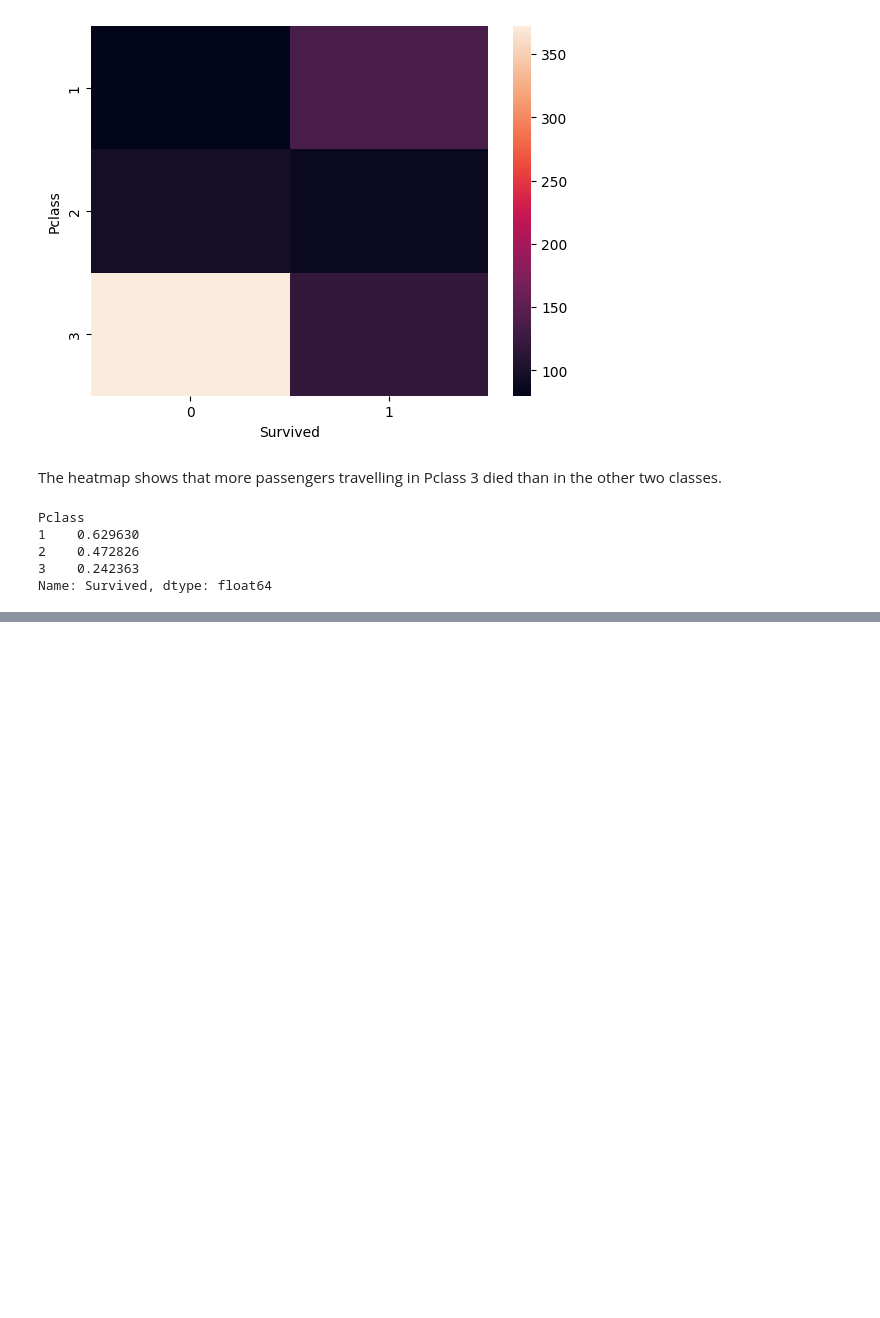
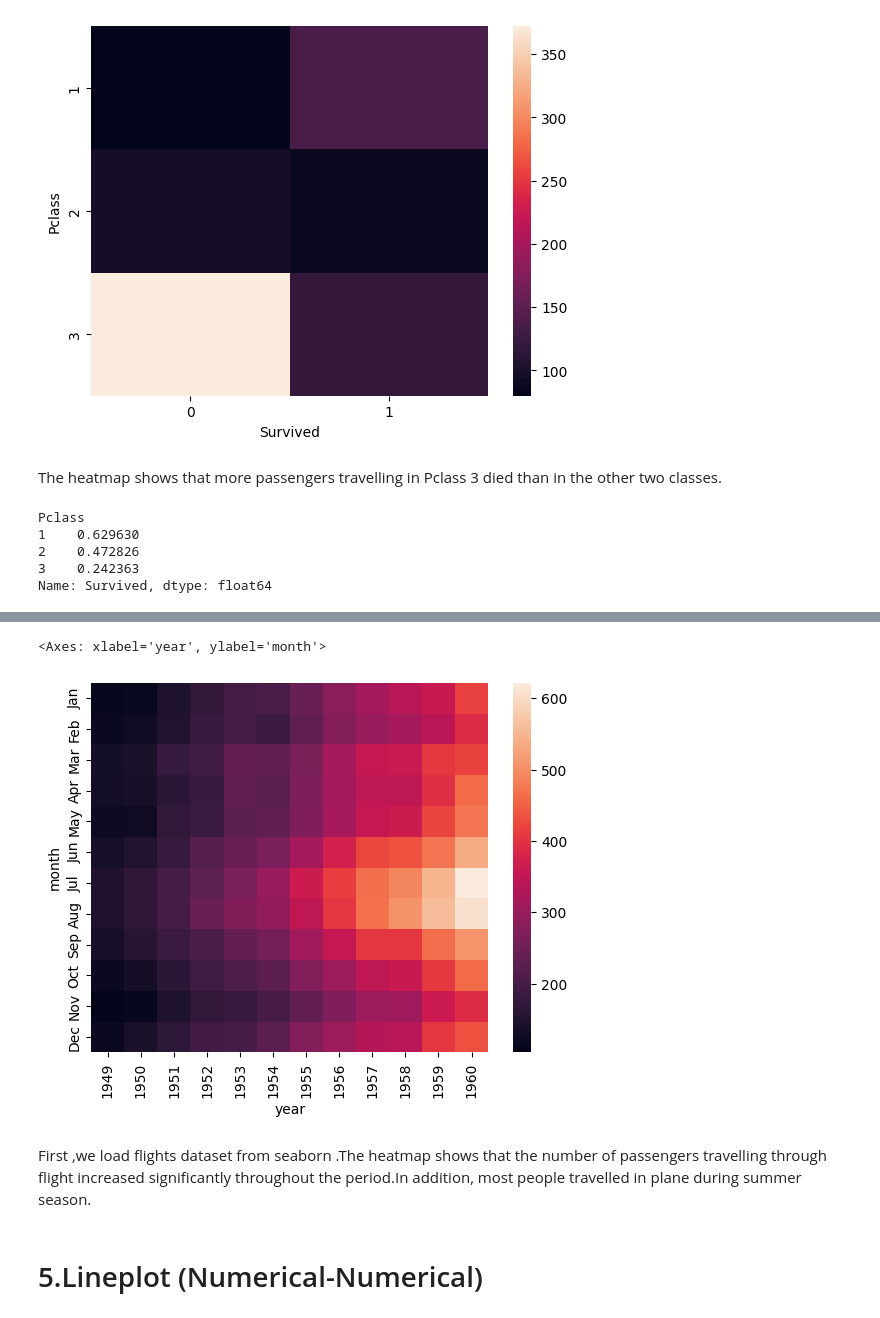
Before and after one commit to madhav2k22/Exploratory-Data-Analysis, a Jupyter notebook: eda-using-bivariate.ipynb, the cells around one changed output, grey strips where cells are left out. Cells and saved outputs as stored; diff of their text form; code cells hidden in the pictures; blank space fills up the shorter version.

```diff
--- a/eda-using-bivariate.ipynb
+++ b/eda-using-bivariate.ipynb
@@ -129,3 +109,5 @@ Pclass
 2    0.472826
 3    0.242363
 Name: Survived, dtype: float64
+# %%
+flight= sns.load_dataset('flights')
@@ -131,0 +130,9 @@ Name: Survived, dtype: float64
+# %%
+sns.heatmap(flight.pivot_table(values='passengers',index='month',columns='year'))
+# %% [output]
+<Axes: xlabel='year', ylabel='month'>
+[figure, added]
+# %% [markdown]
+First ,we load flights dataset from seaborn .The heatmap shows that the number of passengers travelling through flight increased significantly throughout the period.In addition, most people travelled in plane during summer season.
+# %% [markdown]
+# 5.Lineplot (Numerical-Numerical)
```
Also changed, not shown: parts of 7 cells of this notebook, 2 other files.
